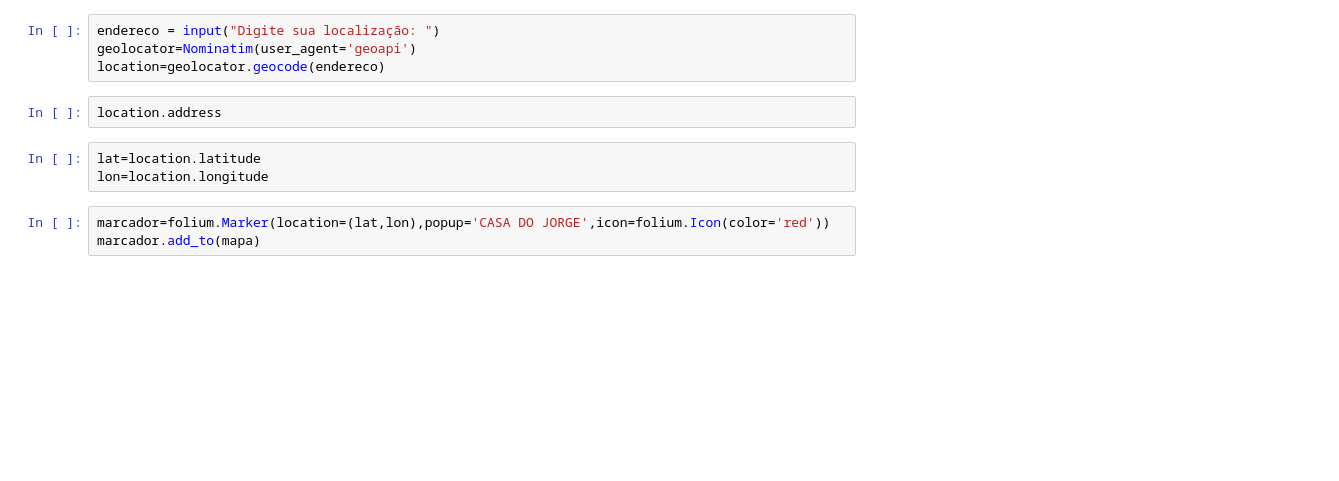
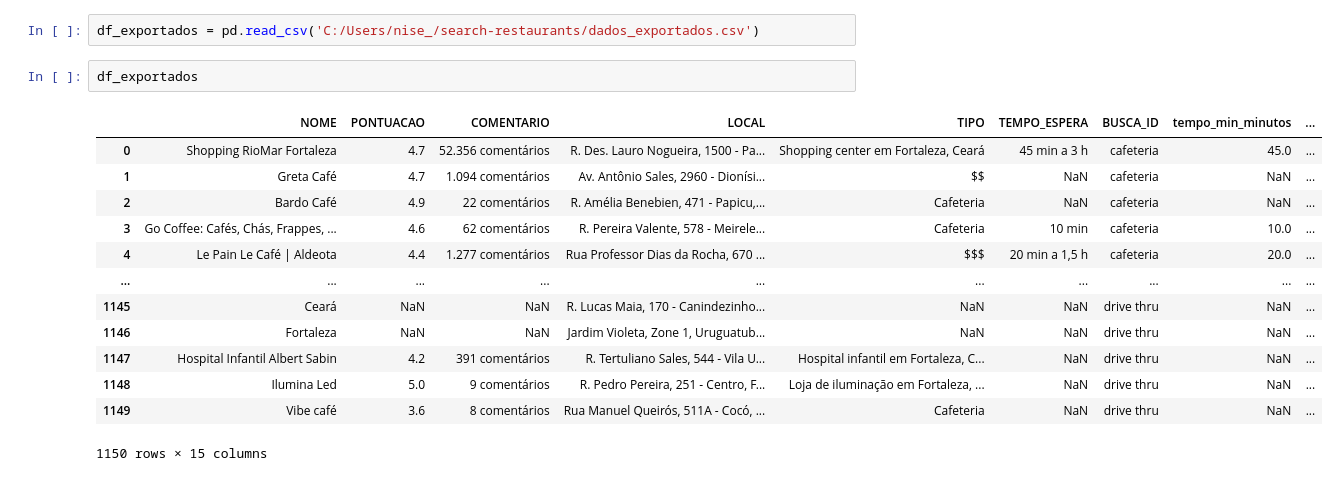
Before and after one commit to duddanobre/search-restaurants, a Jupyter notebook: visualizacoes.ipynb, the cells around one changed output. Saved outputs shown, nothing was run; the diff lists cells and outputs as text; blank space fills up the shorter version.

```diff
--- a/visualizacoes.ipynb
+++ b/visualizacoes.ipynb
@@ -30,12 +5,18 @@ from geopy.geocoders import Nominatim
-# %%
-endereco = input("Digite sua localização: ")
-geolocator=Nominatim(user_agent='geoapi')
-location=geolocator.geocode(endereco)
-# %%
-location.address
-# %%
-lat=location.latitude
-lon=location.longitude
-# %%
-marcador=folium.Marker(location=(lat,lon),popup='CASA DO JORGE',icon=folium.Icon(color='red'))
-marcador.add_to(mapa)
+# %%
+df_exportados = pd.read_csv('C:/Users/nise_/search-restaurants/dados_exportados.csv')
+# %%
+df_exportados
+# %% [output]
+|  | NOME | PONTUACAO | COMENTARIO | LOCAL | TIPO | TEMPO_ESPERA | BUSCA_ID | tempo_min_minutos | ... |
+| 0 | Shopping RioMar Fortaleza | 4.7 | 52.356 comentários | R. Des. Lauro Nogueira, 1500 - Pa... | Shopping center em Fortaleza, Ceará | 45 min a 3 h | cafeteria | 45.0 | ... |
+| 1 | Greta Café | 4.7 | 1.094 comentários | Av. Antônio Sales, 2960 - Dionísi... | $$ | NaN | cafeteria | NaN | ... |
+| 2 | Bardo Café | 4.9 | 22 comentários | R. Amélia Benebien, 471 - Papicu,... | Cafeteria | NaN | cafeteria | NaN | ... |
+| 3 | Go Coffee: Cafés, Chás, Frappes, ... | 4.6 | 62 comentários | R. Pereira Valente, 578 - Meirele... | Cafeteria | 10 min | cafeteria | 10.0 | ... |
+| 4 | Le Pain Le Café | Aldeota | 4.4 | 1.277 comentários | Rua Professor Dias da Rocha, 670 ... | $$$ | 20 min a 1,5 h | cafeteria | 20.0 | ... |
+| ... | ... | ... | ... | ... | ... | ... | ... | ... | ... |
+| 1145 | Ceará | NaN | NaN | R. Lucas Maia, 170 - Canindezinho... | NaN | NaN | drive thru | NaN | ... |
+| 1146 | Fortaleza | NaN | NaN | Jardim Violeta, Zone 1, Uruguatub... | NaN | NaN | drive thru | NaN | ... |
+| 1147 | Hospital Infantil Albert Sabin | 4.2 | 391 comentários | R. Tertuliano Sales, 544 - Vila U... | Hospital infantil em Fortaleza, C... | NaN | drive thru | NaN | ... |
+| 1148 | Ilumina Led | 5.0 | 9 comentários | R. Pedro Pereira, 251 - Centro, F... | Loja de iluminação em Fortaleza, ... | NaN | drive thru | NaN | ... |
+| 1149 | Vibe café | 3.6 | 8 comentários | Rua Manuel Queirós, 511A - Cocó, ... | Cafeteria | NaN | drive thru | NaN | ... |
+1150 rows × 15 columns
```
Also changed, not shown: parts of 14 cells of this notebook.
